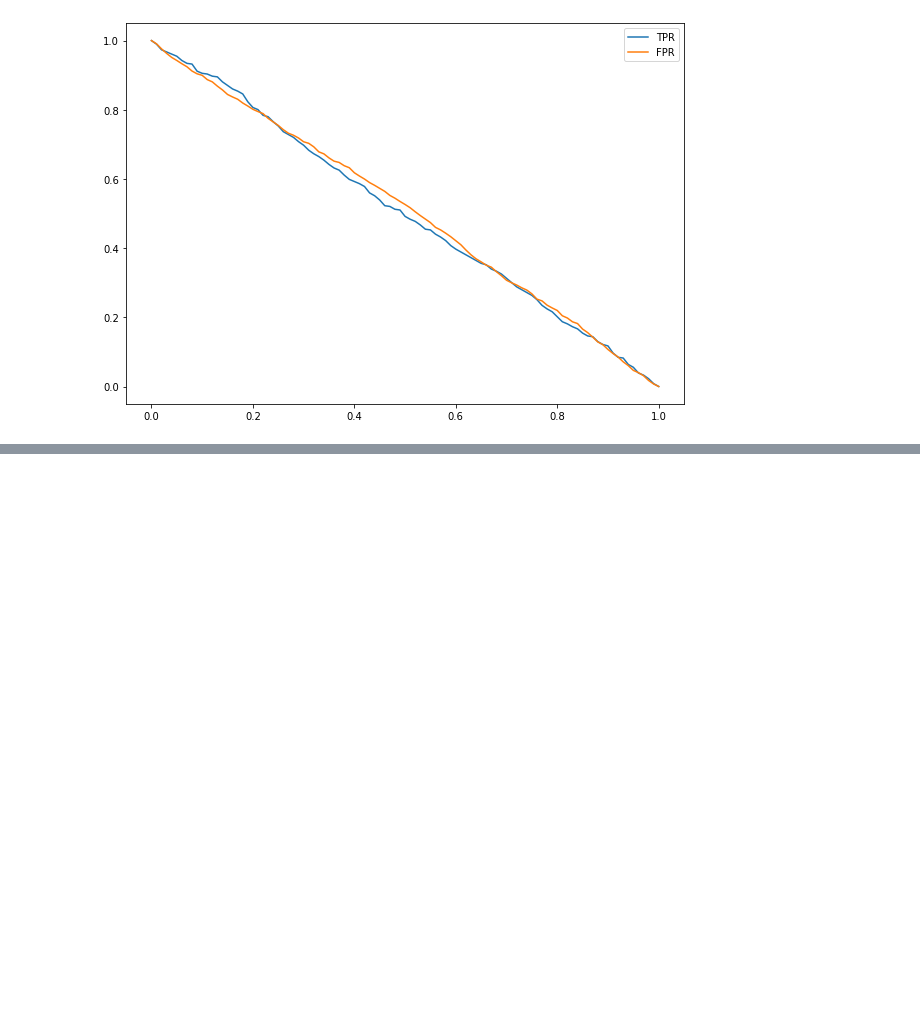
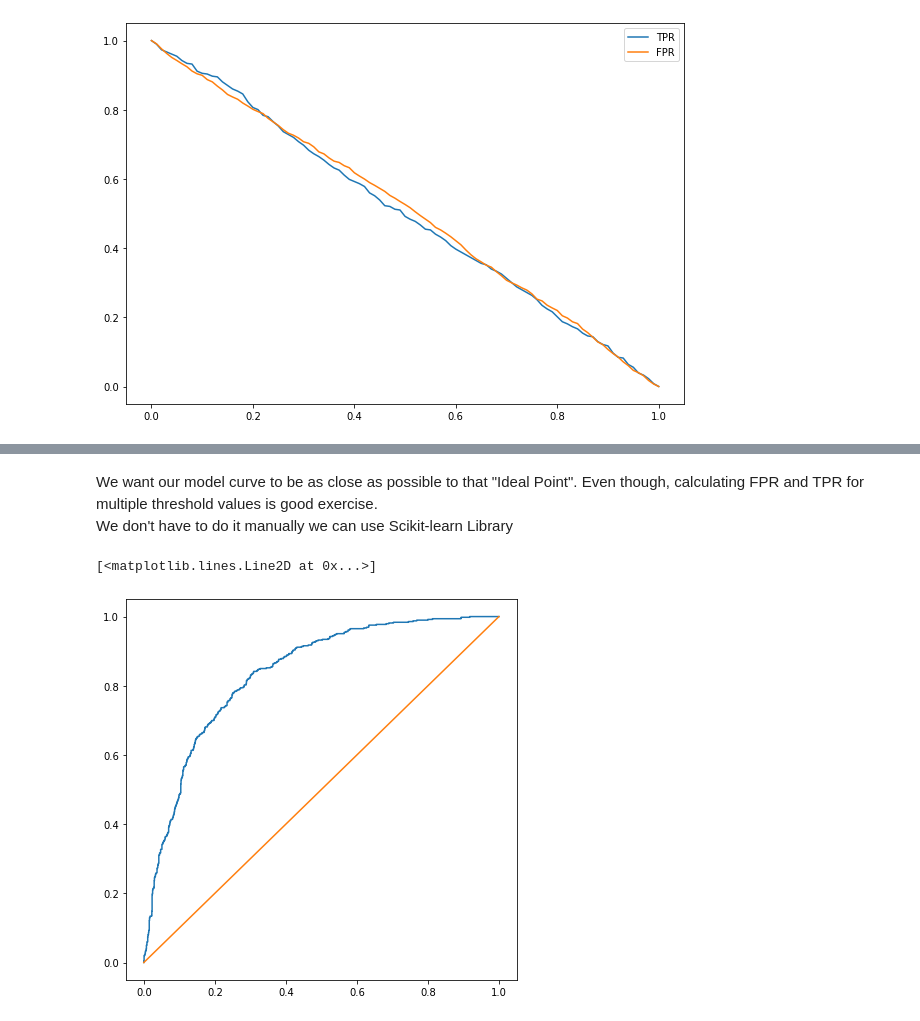
Before and after one commit to Arlan-Alibek/machine-learning-projects, a Jupyter notebook: Machine Learning for Classification/evaluation_metrics_for_classification.ipynb, the cells around one changed output, grey strips where cells are left out. Saved outputs shown, nothing was run; the diff lists cells and outputs as text; code cells hidden in the pictures; blank space fills up the shorter version.

```diff
--- a/Machine Learning for Classification/evaluation_metrics_for_classification.ipynb
+++ b/Machine Learning for Classification/evaluation_metrics_for_classification.ipynb
@@ -526,0 +609,12 @@ Now let us move on to the next baseline and see what **TPR** and **FPR** loo
+# %% [markdown]
+We want our model curve to be as close as possible to that "Ideal Point". Even though, calculating FPR and TPR for multiple threshold values is good exercise.
+We don't have to do it manually we can use Scikit-learn Library
+# %%
+from sklearn.metrics import roc_curve
+fpr, tpr, thresholds = roc_curve(y_val, y_pred)
+plt.figure(figsize=(7, 7))
+plt.plot(fpr, tpr)
+plt.plot([0, 1], [0, 1])
+# %% [output]
+[<matplotlib.lines.Line2D at 0x...>]
+[figure, added]
```
Also changed, not shown: parts of 20 cells of this notebook.
